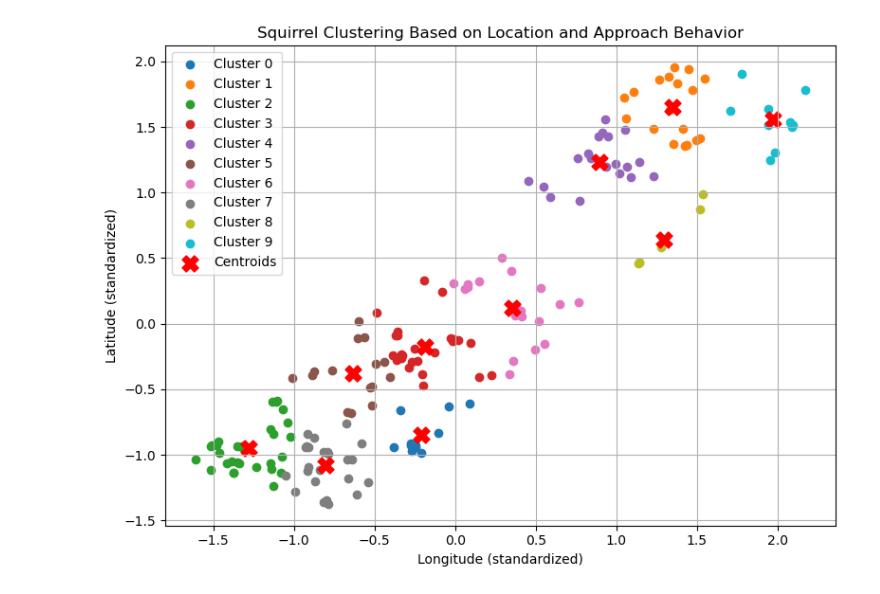
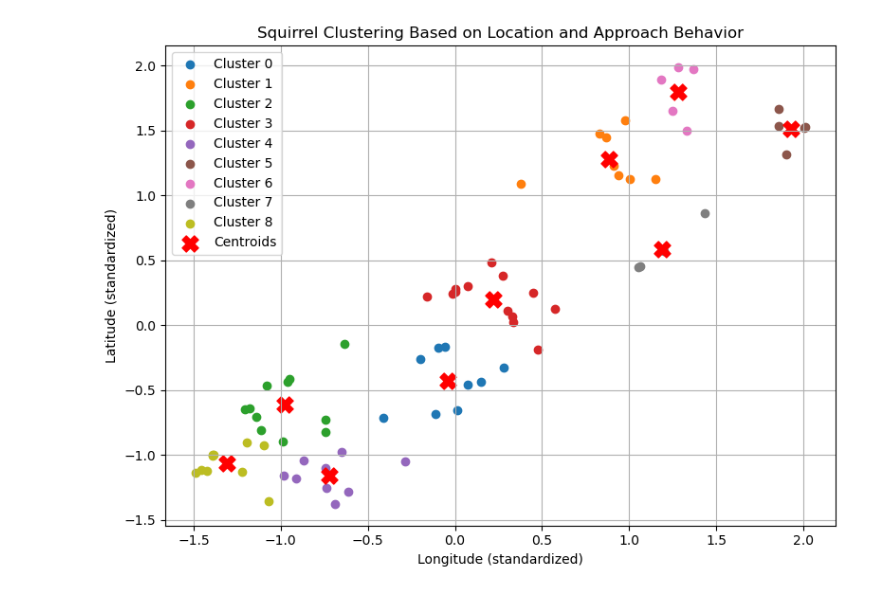
Before and after one commit to NWuSunset/SquirrelDataProject, a Jupyter notebook: sample.ipynb, the cells around one changed output. Cells and saved outputs as stored; diff of their text form; code cells hidden in the pictures.

```diff
--- a/sample.ipynb
+++ b/sample.ipynb
@@ -95,7 +76,7 @@ plt.show()
 # %%
 # Filter for squirrels with location and approach info
 data = data.dropna(subset=['Foraging', 'X', 'Y'])
-#data = data[data['Foraging'] != 0] #limit approaches to only approaching squirrels
+data = data[data['Foraging'] != 1] #limit approaches to only approaching squirrels
 
 
 # Features: latitude (X), longitude (Y)
@@ -141,18 +121,5 @@ Name: count, dtype: int64
 # %%
 #Location
-
-center_lat = 40.783875
-center_lon = -73.9690349
-
-#gets the compass direction for latitude and longitude
-def get_direction(row):
-    ns = 'North' if row['Y'] > center_lat else 'South'
-    ew = 'West' if row['X'] > center_lon else 'East'
-    return f"{ns}-{ew}"
-
-
-#data['Direction'] = data.apply(get_direction, axis=1) harder to implement
-
 
 # Filter for squirrels with location and approach info
 data = data.dropna(subset=['Approaches', 'X', 'Y'])
@@ -165,32 +132,32 @@ features = data[['X', 'Y', 'Approach_Int']]
 
 
 # Standardize features
 x_std = StandardScaler().fit_transform(features)
 
 # Set number of clusters
-k = 10 #can change for different results
+k = 9 #can change for different results
 km = KMeans(n_clusters=k, random_state=42).fit(x_std)
 
 # Get centroids and labels
 centroids = km.cluster_centers_
 labels = km.labels_
 
 # Plot
 plt.figure(figsize=(8, 6))
 for i in range(k):
     cluster = x_std[labels == i]
     plt.scatter(cluster[:, 0], cluster[:, 1], label=f'Cluster {i}')
 
 # Plot centroids
 plt.scatter(centroids[:, 0], centroids[:, 1], marker='X', s=150, c='red', label='Centroids')
 
 # Labels and formatting
 plt.xlabel("Longitude (standardized)")
 plt.ylabel("Latitude (standardized)")
 plt.title("Squirrel Clustering Based on Location and Approach Behavior")
 plt.legend()
 plt.grid(True)
 plt.tight_layout()
 plt.show()
 # %% [output]
-[figure, old version]
+[figure, new version]
```
Also changed, not shown: parts of 4 cells of this notebook.
